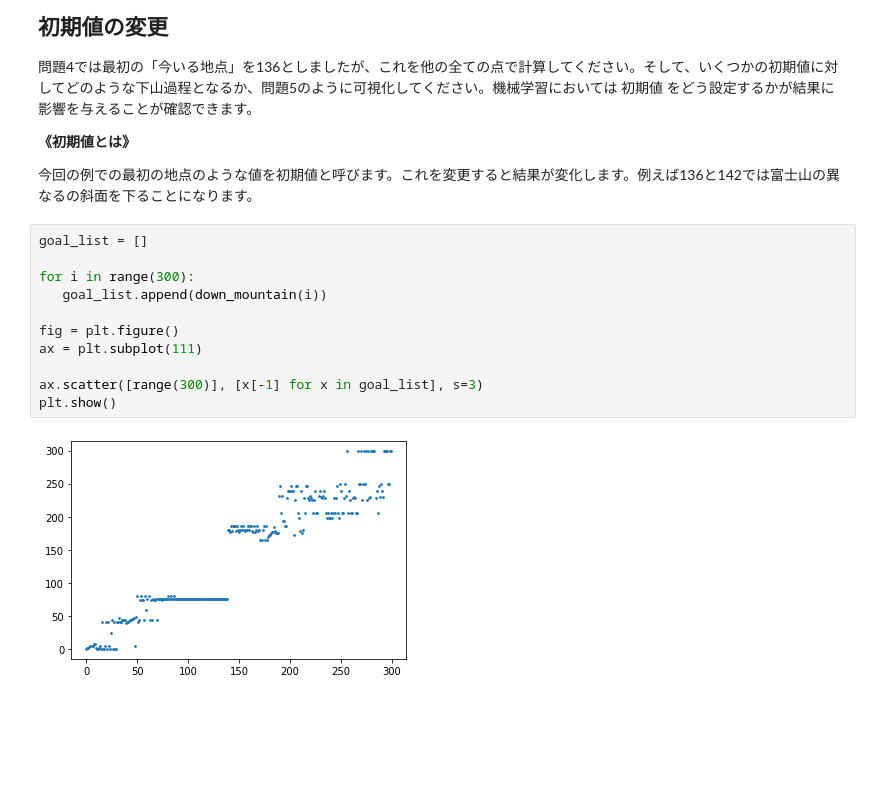
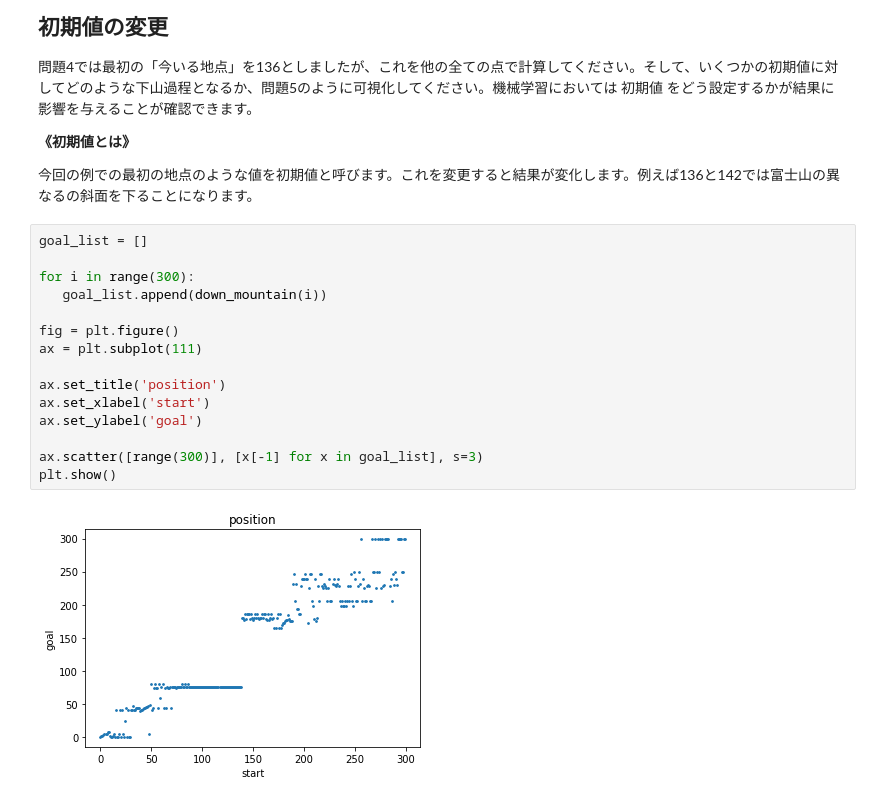
Before and after one commit to taiki-nakaso/diveintocode-ml, a Jupyter notebook: src/week2/week2-session2.ipynb, the cells around one changed output. Drawn from its saved outputs; the diff is of its cells as text; blank space fills up the shorter version.

```diff
--- a/src/week2/week2-session2.ipynb
+++ b/src/week2/week2-session2.ipynb
@@ -186,15 +186,19 @@ plt.show()
 # %%
 goal_list = []
 
 for i in range(300):
    goal_list.append(down_mountain(i))
 
 fig = plt.figure()
 ax = plt.subplot(111)
 
+ax.set_title('position')
+ax.set_xlabel('start')
+ax.set_ylabel('goal')
+
 ax.scatter([range(300)], [x[-1] for x in goal_list], s=3)
 plt.show()
 # %% [output]
-[figure, old version]
+[figure, new version]
 # %%
 # 繰り返し毎の標高や勾配を折れ線グラフにする
```
Also changed, not shown: parts of 3 cells of this notebook.
